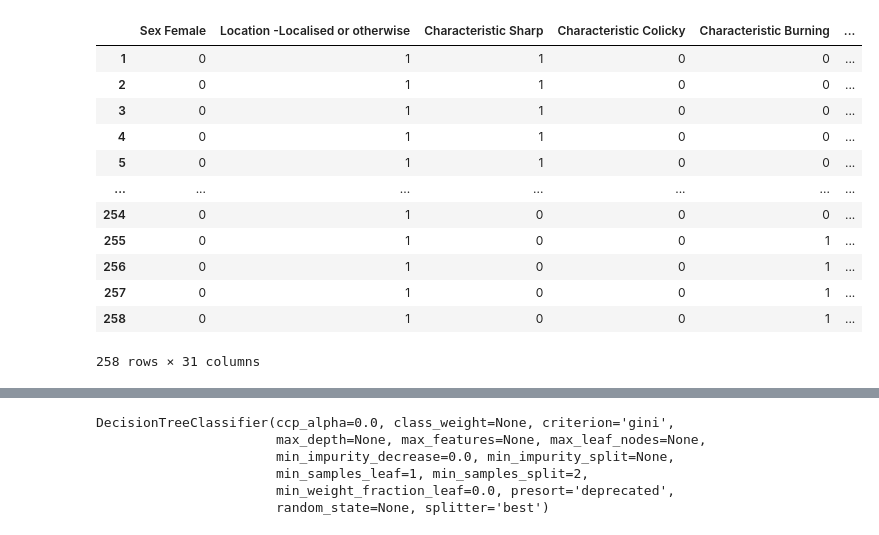
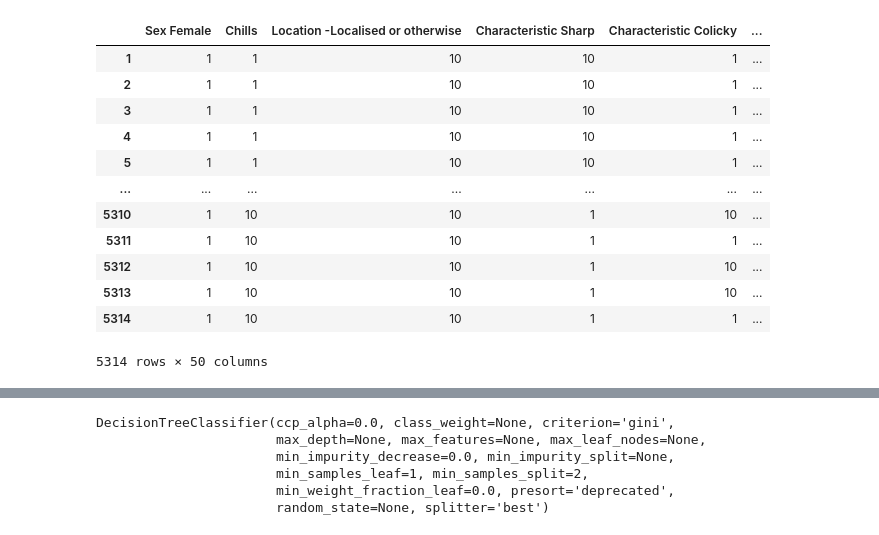
Before and after one commit to iamsharduld/disease-diagnosis, a Jupyter notebook: decision-tree.ipynb, the cells around one changed output, grey strips where cells are left out. Saved outputs shown, nothing was run; the diff lists cells and outputs as text; code cells hidden in the pictures.

Commit message:
Python notebook for various algos, new data, class probabilities

```diff
--- a/decision-tree.ipynb
+++ b/decision-tree.ipynb
@@ -25,24 +25,23 @@ from sklearn.tree import export_graphviz
 from sklearn.model_selection import cross_val_score
 from IPython.display import Image
 # %%
-data = pd.read_csv('dataset/restructured-binary-csv.csv')
-del data['label_code']
+data = pd.read_csv('dataset/Code-F-binary-4krows-restructured.csv')
 data = data.drop(data.index[[0]])
 data
 # %% [output]
-|  | Sex Female | Location -Localised or otherwise | Characteristic Sharp | Characteristic Colicky | Characteristic Burning | ... |
-| 1 | 0 | 1 | 1 | 0 | 0 | ... |
-| 2 | 0 | 1 | 1 | 0 | 0 | ... |
-| 3 | 0 | 1 | 1 | 0 | 0 | ... |
-| 4 | 0 | 1 | 1 | 0 | 0 | ... |
-| 5 | 0 | 1 | 1 | 0 | 0 | ... |
+|  | Sex Female | Chills | Location -Localised or otherwise | Characteristic Sharp | Characteristic Colicky | ... |
+| 1 | 1 | 1 | 10 | 10 | 1 | ... |
+| 2 | 1 | 1 | 10 | 10 | 1 | ... |
+| 3 | 1 | 1 | 10 | 10 | 1 | ... |
+| 4 | 1 | 1 | 10 | 10 | 1 | ... |
+| 5 | 1 | 1 | 10 | 10 | 1 | ... |
 | ... | ... | ... | ... | ... | ... | ... |
-| 254 | 0 | 1 | 0 | 0 | 0 | ... |
-| 255 | 0 | 1 | 0 | 0 | 1 | ... |
-| 256 | 0 | 1 | 0 | 0 | 1 | ... |
-| 257 | 0 | 1 | 0 | 0 | 1 | ... |
-| 258 | 0 | 1 | 0 | 0 | 1 | ... |
+| 5310 | 1 | 10 | 10 | 1 | 10 | ... |
+| 5311 | 1 | 10 | 10 | 1 | 1 | ... |
+| 5312 | 1 | 10 | 10 | 1 | 10 | ... |
+| 5313 | 1 | 10 | 10 | 1 | 10 | ... |
+| 5314 | 1 | 10 | 10 | 1 | 1 | ... |
-258 rows × 31 columns
+5314 rows × 50 columns
 # %%
 cols = data.columns
 cols = cols[:-1]
```
Also changed, not shown: parts of 23 cells of this notebook, 4 other files.
